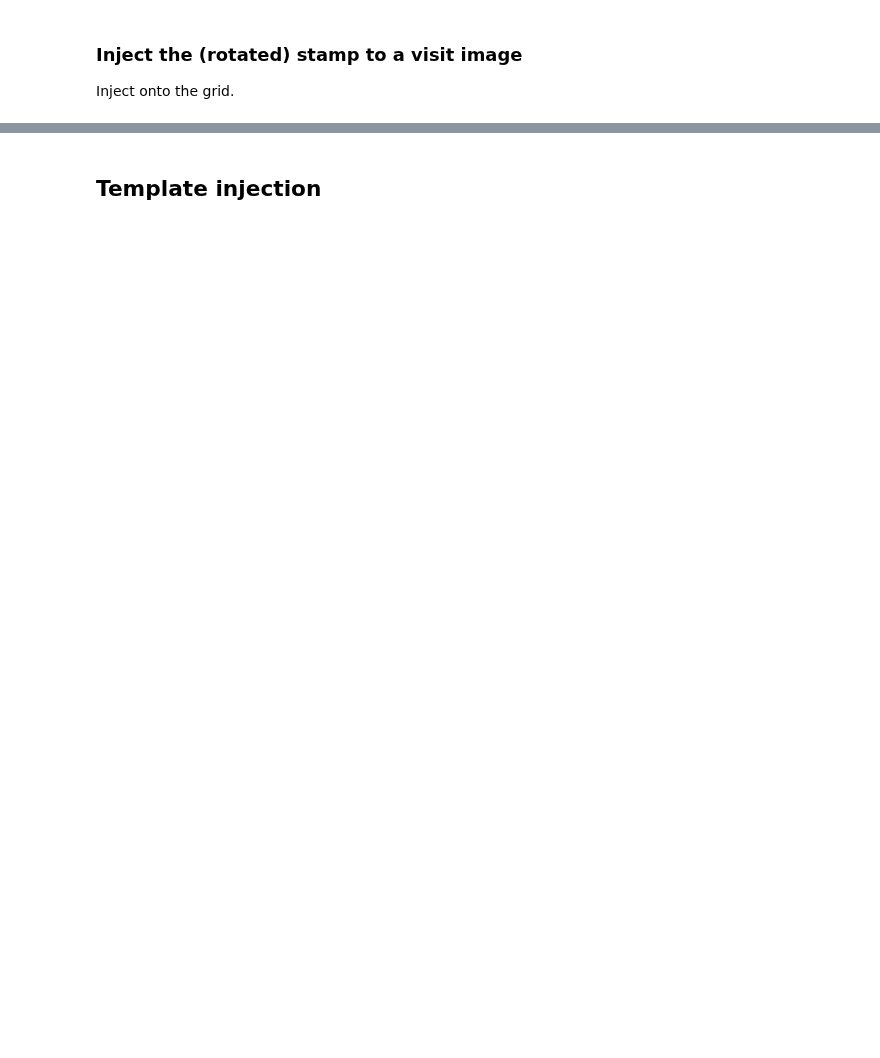
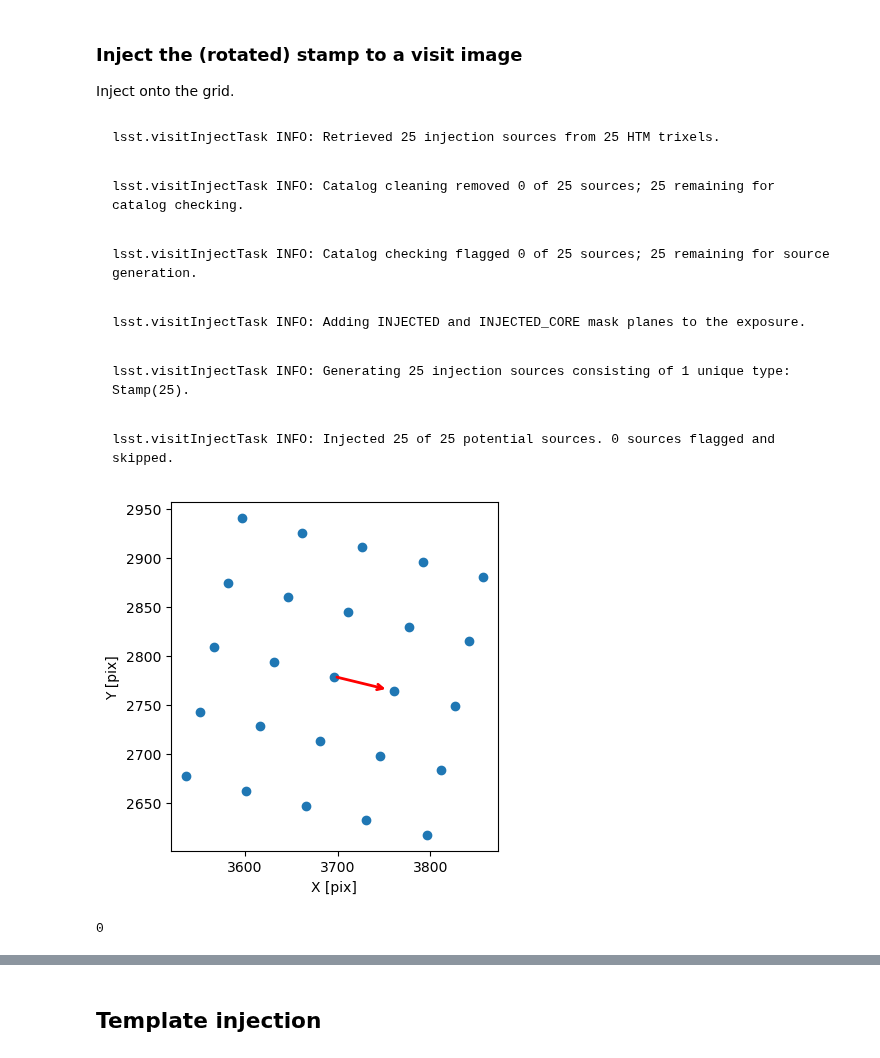
Before and after one commit to LSSTDESC/source_injection_detection, a Jupyter notebook: SL_AGN/v1.4/step1_source_injection.ipynb, the cells around one changed output, grey strips where cells are left out. Cells and saved outputs as stored; diff of their text form; code cells hidden in the pictures; blank space fills up the shorter version.

Commit message:
updated code for injection

```diff
--- a/SL_AGN/v1.4/step1_source_injection.ipynb
+++ b/SL_AGN/v1.4/step1_source_injection.ipynb
@@ -46,3 +67,24 @@ stp.make_rotated_stamp(visit_rotation_angle, wcs_stamp_filename)
 ### Inject the (rotated) stamp to a visit image
 
 Inject onto the grid.
+# %%
+stamp_mag = 20.
+stamp_rot_filename = wcs_stamp_filename.replace(".fits", "_rot.fits")
+stamp_filename = stamp_rot_filename
+
+inj_catalog_visit, x_arr, y_arr = inj.make_inj_catalog_visit(
+                                        visit_image,
+                                        stamp_mag,
+                                        stamp_filename,
+                                        RA_arr, DEC_arr
+                                    )
+
+injected_visit_image, injected_visit_catalog = inj.visit_inject_stamp(visit_image, inj_catalog_visit)
+# %% [output]
+lsst.visitInjectTask INFO: Retrieved 25 injection sources from 25 HTM trixels.
+lsst.visitInjectTask INFO: Catalog cleaning removed 0 of 25 sources; 25 remaining for catalog checking.
+lsst.visitInjectTask INFO: Catalog checking flagged 0 of 25 sources; 25 remaining for source generation.
+lsst.visitInjectTask INFO: Adding INJECTED and INJECTED_CORE mask planes to the exposure.
+lsst.visitInjectTask INFO: Generating 25 injection sources consisting of 1 unique type: Stamp(25).
+lsst.visitInjectTask INFO: Injected 25 of 25 potential sources. 0 sources flagged and skipped.
+[figure, added]
@@ -48,0 +93,5 @@ Inject onto the grid.
+# %%
+tl.save_pickle(tag, visit_image, tl.FIG_FOLDER)
+tl.save_pickle("injected_" + tag, injected_visit_image, tl.FIG_FOLDER)
+# %% [output]
+0
```
Also changed, not shown: parts of 21 cells of this notebook, 4 other files.
